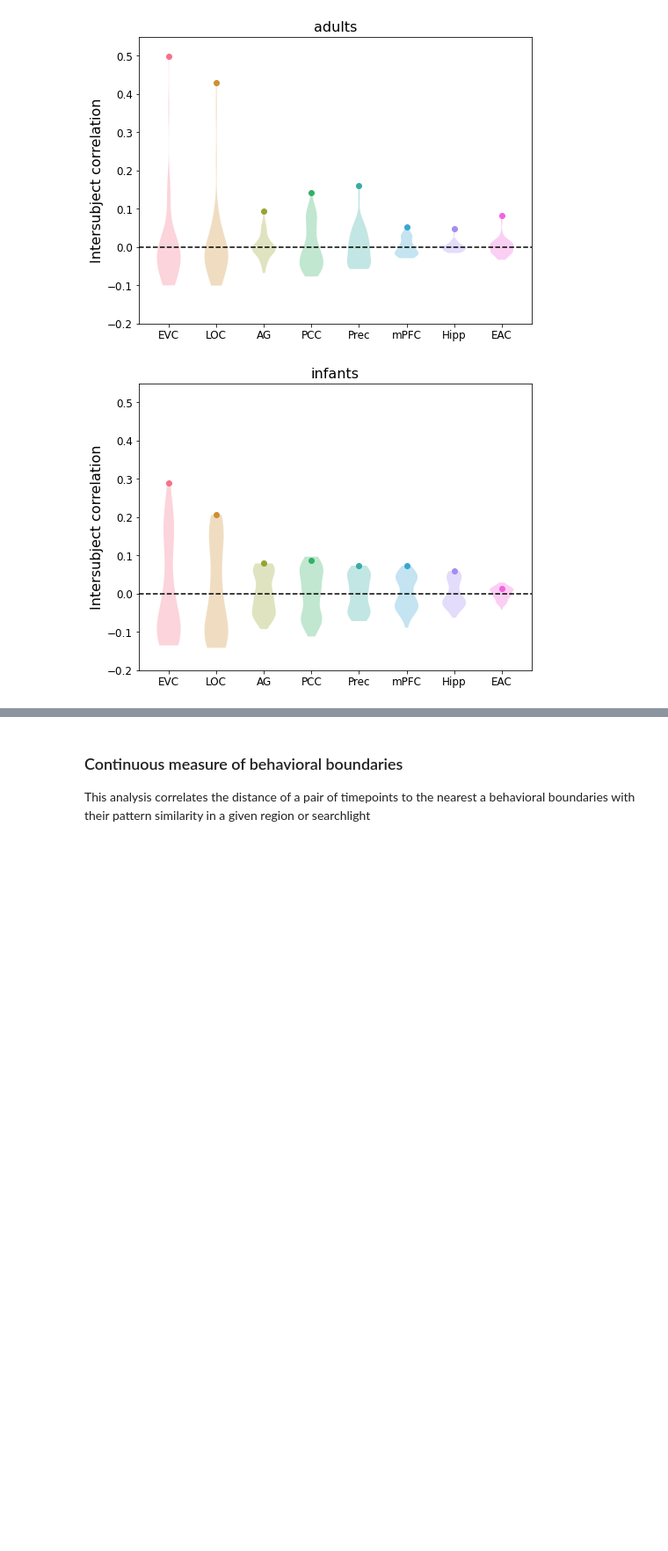
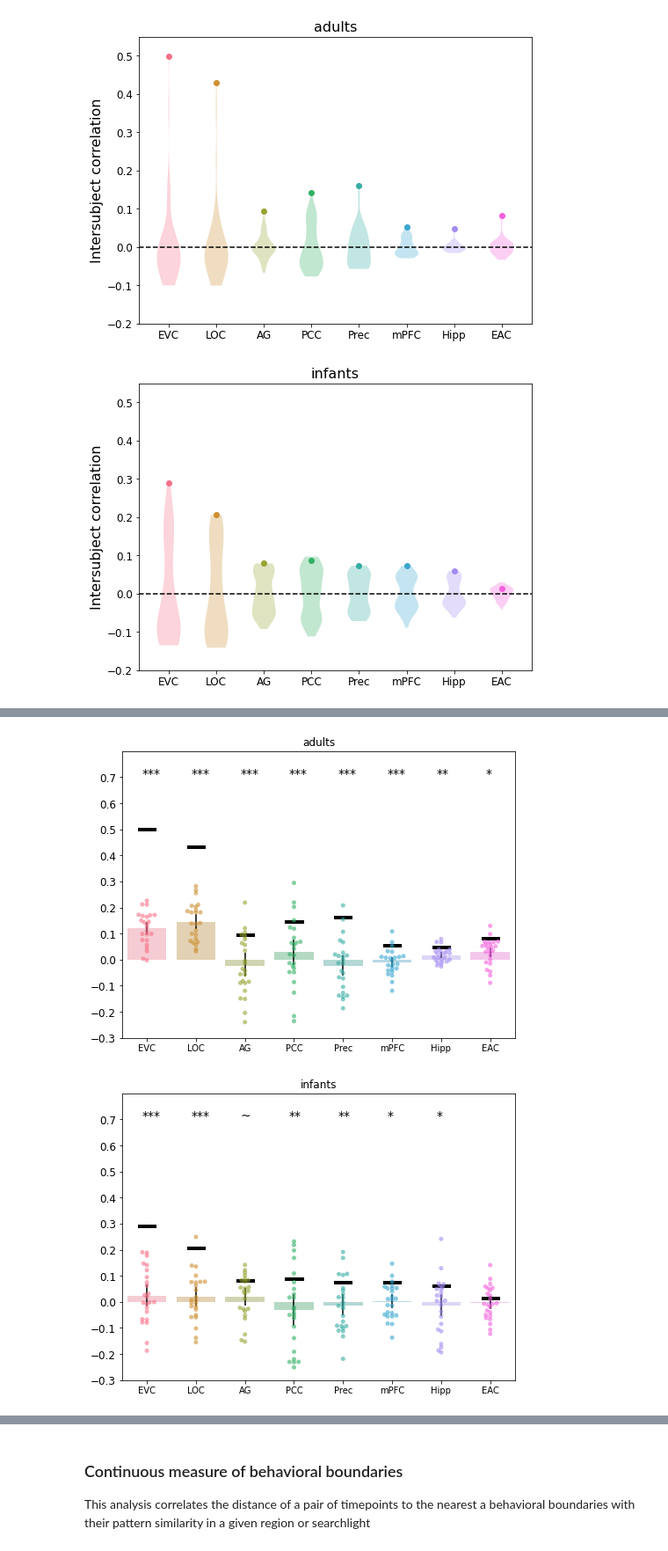
Before and after one commit to ntblab/infant_neuropipe, a Jupyter notebook: scripts/MM_EventSeg/Event_Segmentation.ipynb, the cells around one changed output, grey strips where cells are left out. Shown at 88% size. Saved outputs shown, nothing was run; the diff lists cells and outputs as text; code cells hidden in the pictures; blank space fills up the shorter version.

```diff
--- a/scripts/MM_EventSeg/Event_Segmentation.ipynb
+++ b/scripts/MM_EventSeg/Event_Segmentation.ipynb
@@ -1826,0 +1903,6 @@ EAC_standard: real ISC=0.013; pval vs. perm=0.117
+# %%
+iscs_across_movies,across_roi_iscs =across_movie_iscs(age='infants',)
+
+# make a dataframe with this data
+infant_across_isc_df=pd.DataFrame({'aeronaut':infant_roi_iscs,'across':across_roi_iscs},index=rois)
+infant_across_isc_df
@@ -1826,0 +1922,6 @@ EAC_standard: real ISC=0.013; pval vs. perm=0.117
+# %%
+iscs_across_movies,across_roi_iscs = across_movie_iscs(age='adults',)
+
+# make a dataframe with this data
+adult_across_isc_df=pd.DataFrame({'aeronaut':adult_roi_iscs,'across':across_roi_iscs},index=rois)
+adult_across_isc_df
@@ -1826,0 +1941,63 @@ EAC_standard: real ISC=0.013; pval vs. perm=0.117
+# %%
+alpha=0.4
+nPerm=1000
+
+for age in ages:
+    print(age)
+    print('Different-movie ISC values')
+
+
+    if age=='infants':
+        temp_isc_df=infant_across_isc_df
+    else:
+        temp_isc_df=adult_across_isc_df
+
+    # now plot the across data!
+    np.random.seed(0)
+    plt.figure(figsize=(8,6))
+
+    errors=np.zeros((2,len(rois)))
+    for r, roi in enumerate(rois):
+        # Bootstrap for significance and figure out the confidence interval for plotting
+        avg_iscs=np.array(temp_isc_df['across'][roi]).reshape(-1,1) # reshape for the function
+        ob, ci, pval, boot_distribution=bootstrap_isc(avg_iscs,summary_statistic='mean',random_state=10)
+        errors[0,r]=np.abs(ob-ci[0])
+        errors[1,r]=np.abs(ob-ci[1])
+
+        print('%s : %0.3f (%0.3f -- %0.3f), p = %0.3f' %(roi,ob, ci[0],ci[1],pval))
+
+    # plotting!
+    sns.barplot(data=temp_isc_df['across'].T,palette=colors,alpha=alpha,ci=None)
+    sns.swarmplot(data=temp_isc_df['across'].T,palette=colors,alpha=0.6)
+    plt.errorbar(np.arange(np.stack(temp_isc_df['across']).shape[0]),
+            np.nanmean(np.stack(temp_isc_df['across']),axis=1),yerr=errors,fmt='none',ecolor='k') #use our CI
+    plt.xticks(ticks=np.arange(len(roi_short)),labels=roi_short)
+
+    print()
+    print('Difference in different-movie ISC and same-movie ISC')
+    for r, roi in enumerate(rois):
+
+        # figure out the difference in ISCs between infants and adults
+        ob, pval, perm_distribution=permutation_isc(np.hstack((temp_isc_df['aeronaut'][roi],temp_isc_df['across'][roi])).reshape(-1,1),
+                                                        group_assignment=np.hstack((np.zeros(temp_isc_df['aeronaut'][0].shape[0]),
+                                                                                    np.ones(temp_isc_df['across'][0].shape[0]))).tolist(),
+                                                        summary_statistic='mean',random_state=10)
+
+        perm_CIs =[np.percentile(perm_distribution, 2.5), np.percentile(perm_distribution, 97.5)]
+
+        print('%s : %0.3f, p = %0.3f' %(roi,ob,pval))
+        draw_sig(pval[0],1,r-0.1,0.7)
+
+        # plot a line showing the same-movie value
+        avg_iscs=np.array(temp_isc_df['aeronaut'][roi]).reshape(-1,1) # reshape for the function
+        ob, ci, pval, boot_distribution=bootstrap_isc(avg_iscs,summary_statistic='mean',random_state=10)
+        plt.hlines(ob,r-0.18,r+0.2,color='k',linewidth=4)
+
+
+    plt.yticks(fontsize=12,ticks=np.arange(-0.3,0.8,0.1))
+    plt.ylim(-0.3,0.8)
+    plt.title(age)
+
+    plt.savefig(save_plot_dir+'%s_%s_roi_iscs.svg' %(age,'across'))
+    print()
+# %% [output]
@@ -1826,0 +2021,2 @@ EAC_standard: real ISC=0.013; pval vs. perm=0.117
+[figure, added]
+[figure, added]
```
Also changed, not shown: parts of 31 cells of this notebook.
